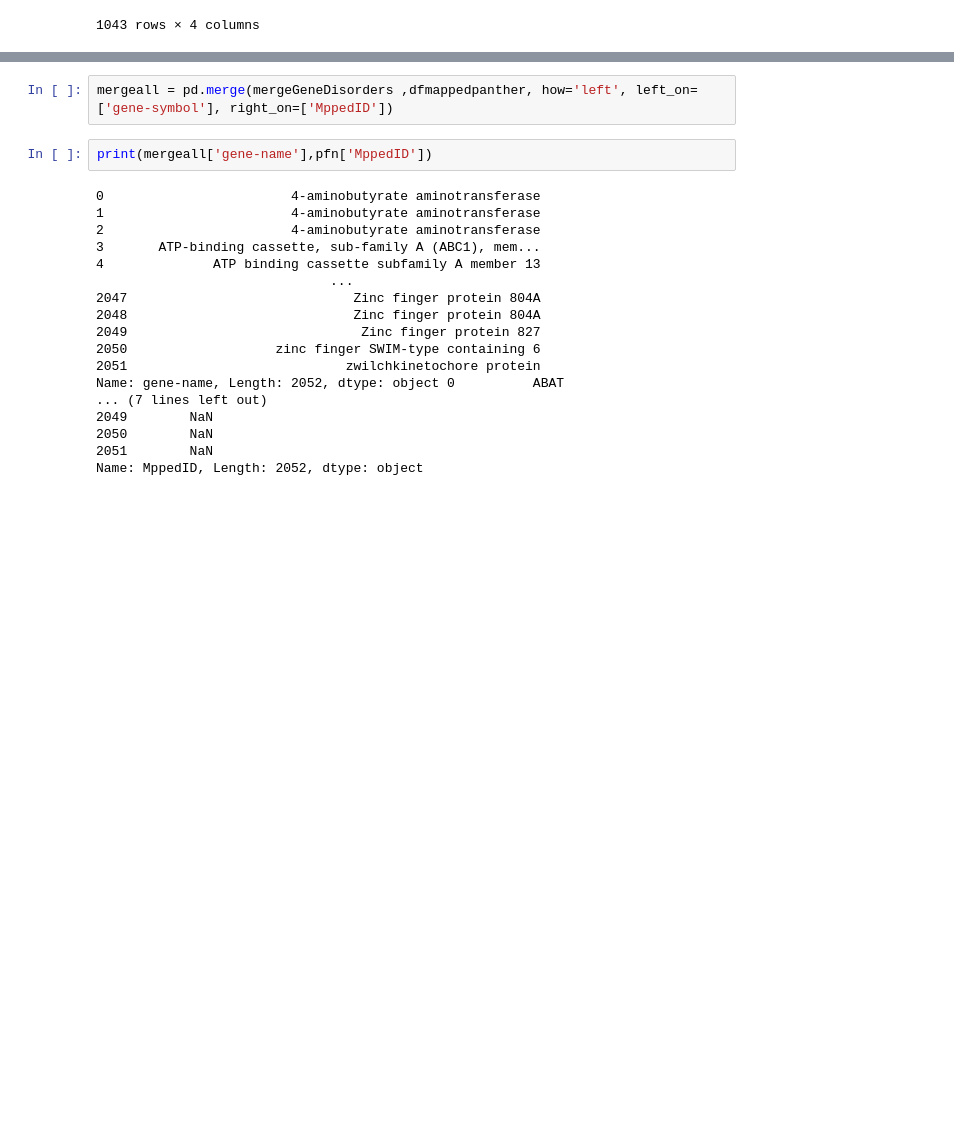
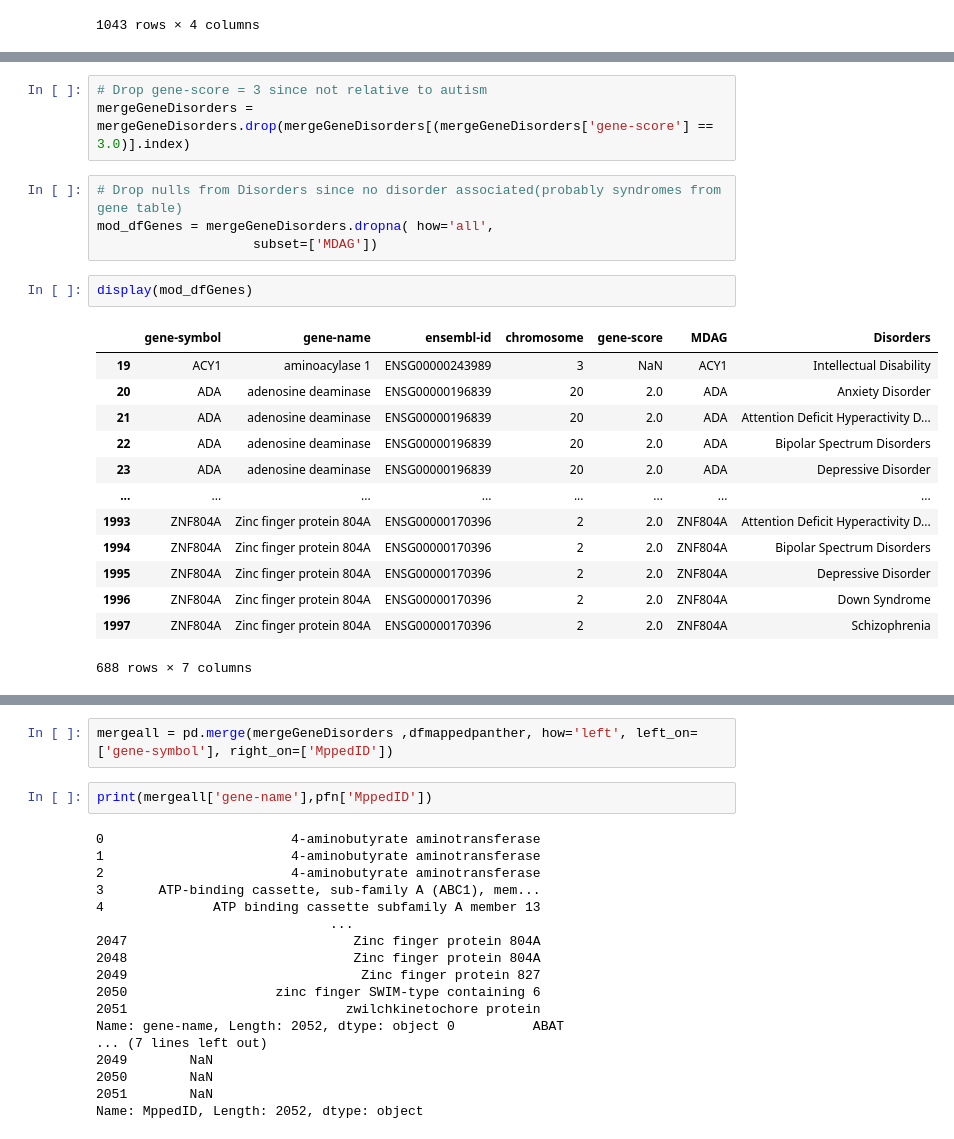
Before and after one commit to Bluestars1/BMI520-Autism-Genes, a Jupyter notebook: Autism.ipynb, the cells around one changed output, grey strips where cells are left out. Saved outputs shown, nothing was run; the diff lists cells and outputs as text; blank space fills up the shorter version.

```diff
--- a/Autism.ipynb
+++ b/Autism.ipynb
@@ -176,0 +177,23 @@ print(mergeGeneDisorders)
+# %%
+# Drop gene-score = 3 since not relative to autism
+mergeGeneDisorders = mergeGeneDisorders.drop(mergeGeneDisorders[(mergeGeneDisorders['gene-score'] == 3.0)].index)
+# %%
+# Drop nulls from Disorders since no disorder associated(probably syndromes from gene table)
+mod_dfGenes = mergeGeneDisorders.dropna( how='all',
+                    subset=['MDAG'])
+# %%
+display(mod_dfGenes)
+# %% [output]
+|  | gene-symbol | gene-name | ensembl-id | chromosome | gene-score | MDAG | Disorders |
+| 19 | ACY1 | aminoacylase 1 | ENSG00000243989 | 3 | NaN | ACY1 | Intellectual Disability |
+| 20 | ADA | adenosine deaminase | ENSG00000196839 | 20 | 2.0 | ADA | Anxiety Disorder |
+| 21 | ADA | adenosine deaminase | ENSG00000196839 | 20 | 2.0 | ADA | Attention Deficit Hyperactivity D... |
+| 22 | ADA | adenosine deaminase | ENSG00000196839 | 20 | 2.0 | ADA | Bipolar Spectrum Disorders |
+| 23 | ADA | adenosine deaminase | ENSG00000196839 | 20 | 2.0 | ADA | Depressive Disorder |
+| ... | ... | ... | ... | ... | ... | ... | ... |
+| 1993 | ZNF804A | Zinc finger protein 804A | ENSG00000170396 | 2 | 2.0 | ZNF804A | Attention Deficit Hyperactivity D... |
+| 1994 | ZNF804A | Zinc finger protein 804A | ENSG00000170396 | 2 | 2.0 | ZNF804A | Bipolar Spectrum Disorders |
+| 1995 | ZNF804A | Zinc finger protein 804A | ENSG00000170396 | 2 | 2.0 | ZNF804A | Depressive Disorder |
+| 1996 | ZNF804A | Zinc finger protein 804A | ENSG00000170396 | 2 | 2.0 | ZNF804A | Down Syndrome |
+| 1997 | ZNF804A | Zinc finger protein 804A | ENSG00000170396 | 2 | 2.0 | ZNF804A | Schizophrenia |
+688 rows × 7 columns
```
Also changed, not shown: parts of 6 cells of this notebook.
